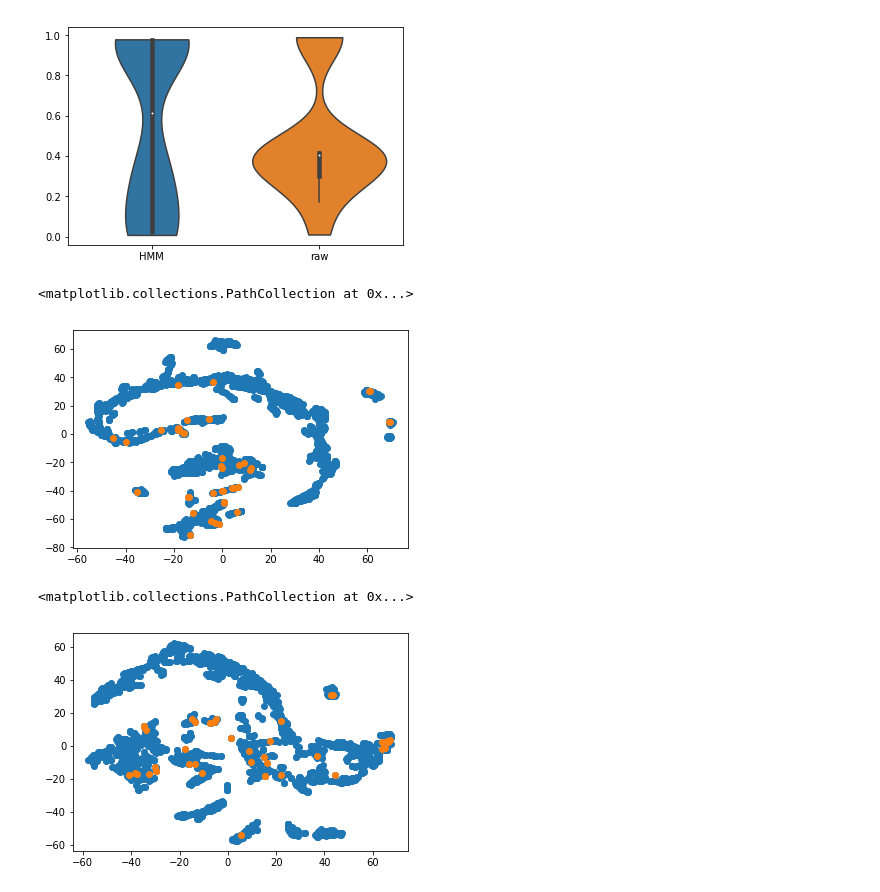
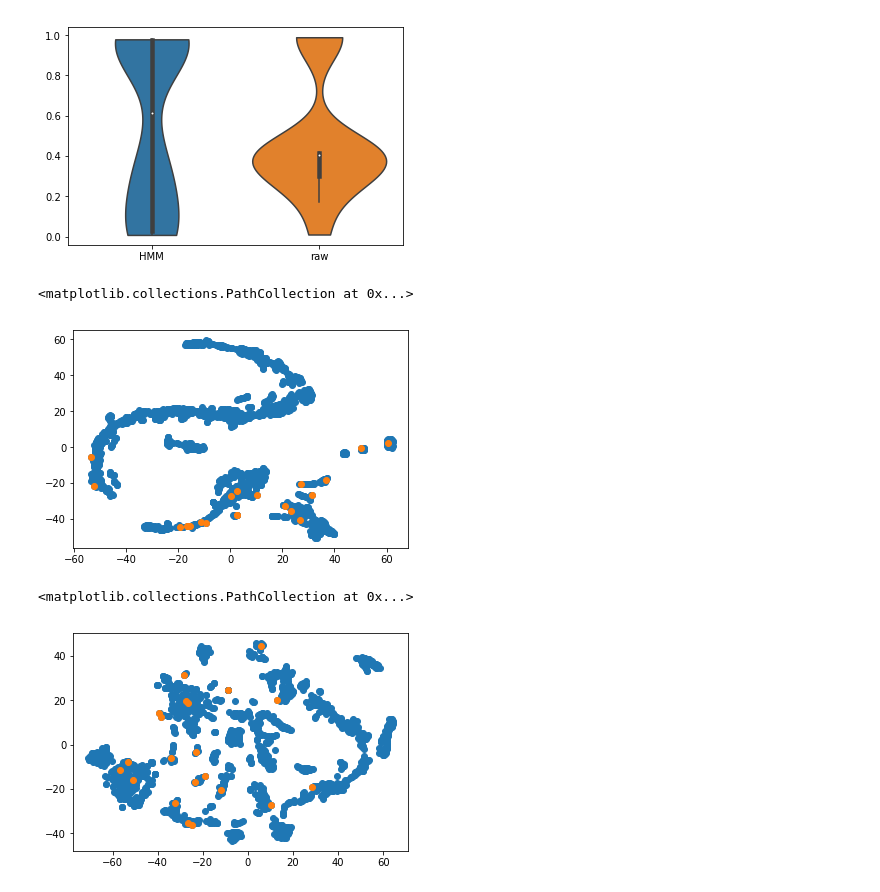
Before and after one commit to rtbs-dev/phm-feature-maker, a Jupyter notebook: tutorial.ipynb, the cells around one changed output. Cells and saved outputs as stored; diff of their text form; code cells hidden in the pictures.

```diff
--- a/tutorial.ipynb
+++ b/tutorial.ipynb
@@ -23,0 +94,15 @@ ref.date_time = pd.to_datetime(ref.date_time)
+# %%
+# mod = hmm.RollingHMM(dfr.T_3, 3, target, anomaly_window='13h')
+# study.objective(np.array([[14.,3.]]))
+from hmm import RollingHMM
+import pickle
+with open(os.path.join(data_dir, 'results', 'o{:.1f}w{}s{}_optHMM.pkl'.format(343.3,8,3)), 'rb') as f:
+    opt_hmm = pickle.load(f)
+# %%
+res = {n:i.like() for n,i in opt_hmm.items()}
+rmse = {n:i.rmse() for n,i in opt_hmm.items()}
+# %%
+df = pd.DataFrame(data=res)
+cg = sns.clustermap(df.T.dropna(),
+              col_cluster=False, standard_scale=1, figsize=(16,8))
+cg.ax_heatmap.set_xticklabels(df.reset_index().date_time.dt.strftime('%d-%m-%Y'));
@@ -23,0 +159,25 @@ ref.date_time = pd.to_datetime(ref.date_time)
+# %%
+from sklearn.linear_model import SGDClassifier
+from sklearn.model_selection import TimeSeriesSplit
+from sklearn.preprocessing import Normalizer
+tscv = TimeSeriesSplit(n_splits=10)
+
+# resX = pd.DataFrame(index=study.dfr.index, data=res['T_25'].T)
+X = Normalizer().fit_transform(df.values)
+y = study.target.values
+# resX.shape
+trials = np.empty((tscv.n_splits, 2))
+for n, (train_idx, test_idx) in enumerate(tscv.split(X)):
+    clf = SGDClassifier(class_weight='balanced',
+                        max_iter=1000, tol=1e-3)
+    clf_old = SGDClassifier(class_weight='balanced',
+                            max_iter=1000, tol=1e-3)
+
+#     clf = DecisionTreeClassifier(max_depth=1, class_weight='balanced')
+#     clf_old = DecisionTreeClassifier(max_depth=1, class_weight='balanced')
+
+    clf.fit(X[train_idx], y[train_idx])
+    clf_old.fit(study.dfr.values[train_idx], y[train_idx])
+
+    trials[n,0] = clf.score(X[test_idx], y[test_idx])
+    trials[n,1] = clf_old.score(study.dfr.values[test_idx], y[test_idx])
@@ -242,17 +501,17 @@ sns.violinplot(data=pd.DataFrame(trials, columns=['HMM', 'raw']), cut=0)
 from sklearn.decomposition import TruncatedSVD
 from sklearn.manifold import TSNE
 # pca = TruncatedSVD()
-dfr_proj = TSNE().fit_transform(dfr)
+dfr_proj = TSNE().fit_transform(study.dfr)
 
 plt.scatter(dfr_proj[:,0], dfr_proj[:,1])
-plt.scatter(dfr_proj[window_target==1][:,0], dfr_proj[window_target==1][:,1])
+plt.scatter(dfr_proj[study.target==1][:,0], dfr_proj[study.target==1][:,1])
 # %% [output]
 <matplotlib.collections.PathCollection at 0x...>
-[figure, old version]
+[figure, new version]
 # %%
-resX_proj = TSNE().fit_transform(resX)
+resX_proj = TSNE().fit_transform(X)
 plt.scatter(resX_proj[:,0], resX_proj[:,1])
-plt.scatter(resX_proj[window_target==1][:,0], resX_proj[window_target==1][:,1])
+plt.scatter(resX_proj[study.target==1][:,0], resX_proj[study.target==1][:,1])
 # %% [output]
 <matplotlib.collections.PathCollection at 0x...>
-[figure, old version]
+[figure, new version]
```
Also changed, not shown: parts of 18 cells of this notebook, 3 other files.
